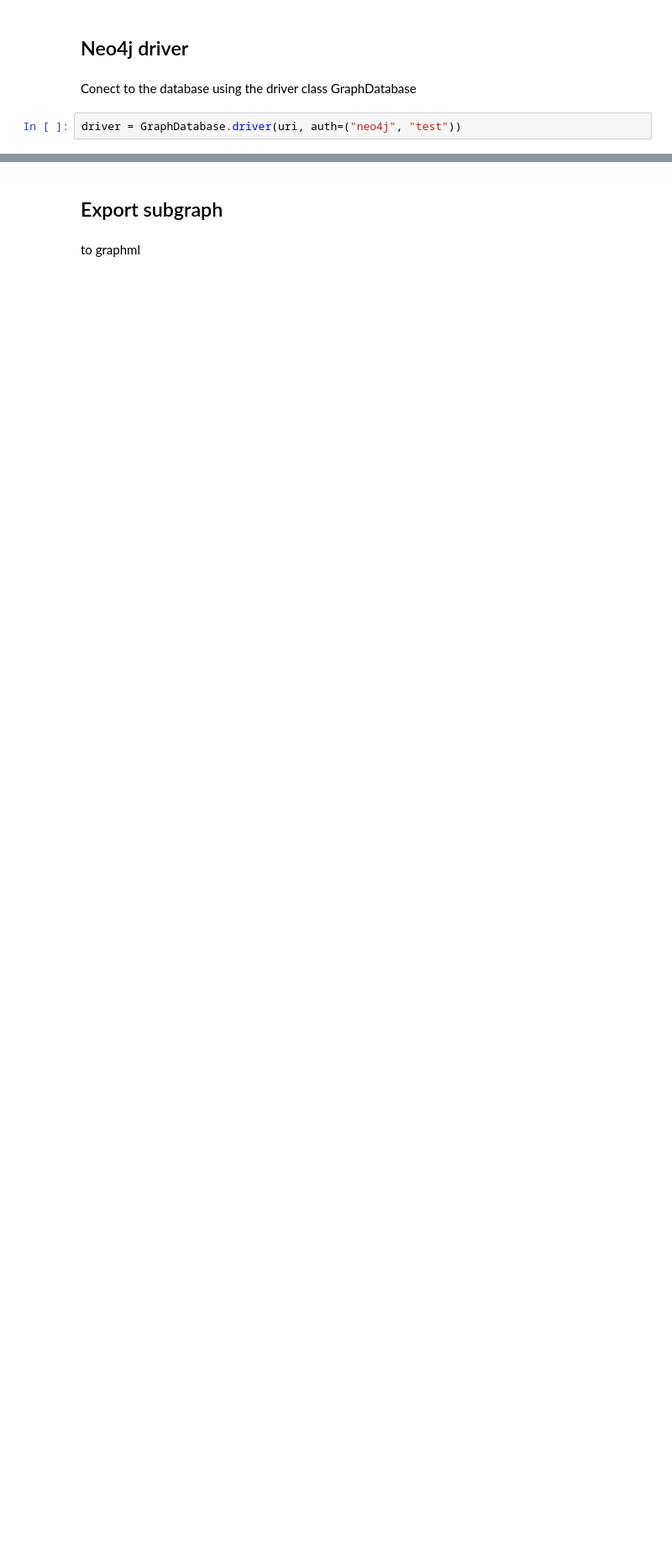
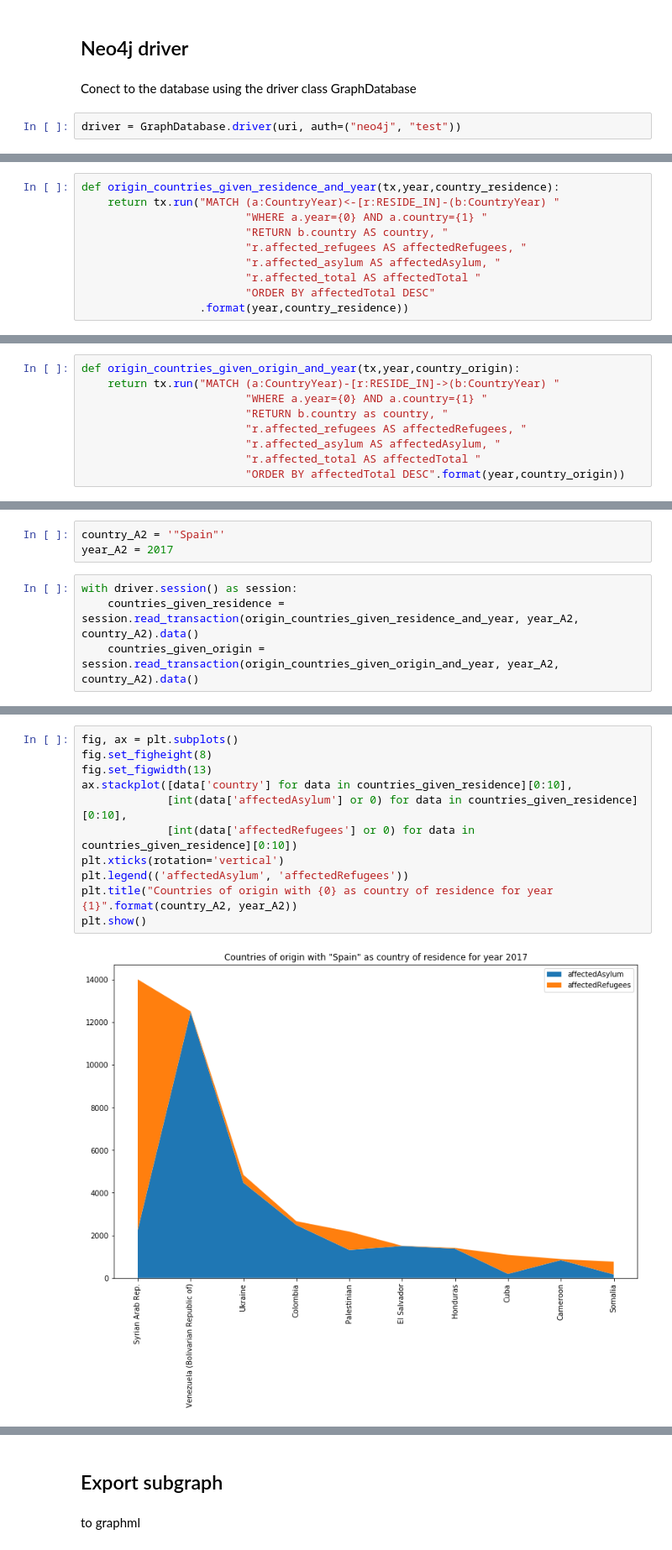
Before and after one commit to CandelaV/UNHCRs_population_of_concern_HDX, a Jupyter notebook: notebooks/c_data_analysis_with_python_and_neo4j_RESIDE_IN.ipynb, the cells around one changed output, grey strips where cells are left out. Shown: that part at 84% size. Drawn from its saved outputs; the diff is of its cells as text; blank space fills up the shorter version.

```diff
--- a/notebooks/c_data_analysis_with_python_and_neo4j_RESIDE_IN.ipynb
+++ b/notebooks/c_data_analysis_with_python_and_neo4j_RESIDE_IN.ipynb
@@ -191,0 +240,10 @@ with driver.session() as session:
+# %%
+def origin_countries_given_residence_and_year(tx,year,country_residence):
+    return tx.run("MATCH (a:CountryYear)<-[r:RESIDE_IN]-(b:CountryYear) "
+                         "WHERE a.year={0} AND a.country={1} "
+                         "RETURN b.country AS country, "
+                         "r.affected_refugees AS affectedRefugees, "
+                         "r.affected_asylum AS affectedAsylum, "
+                         "r.affected_total AS affectedTotal "
+                         "ORDER BY affectedTotal DESC"
+                  .format(year,country_residence))
@@ -191,0 +252,9 @@ with driver.session() as session:
+# %%
+def origin_countries_given_origin_and_year(tx,year,country_origin):
+    return tx.run("MATCH (a:CountryYear)-[r:RESIDE_IN]->(b:CountryYear) "
+                         "WHERE a.year={0} AND a.country={1} "
+                         "RETURN b.country as country, "
+                         "r.affected_refugees AS affectedRefugees, "
+                         "r.affected_asylum AS affectedAsylum, "
+                         "r.affected_total AS affectedTotal "
+                         "ORDER BY affectedTotal DESC".format(year,country_origin))
@@ -191,0 +263,7 @@ with driver.session() as session:
+# %%
+country_A2 = '"Spain"'
+year_A2 = 2017
+# %%
+with driver.session() as session:
+    countries_given_residence = session.read_transaction(origin_countries_given_residence_and_year, year_A2, country_A2).data()
+    countries_given_origin = session.read_transaction(origin_countries_given_origin_and_year, year_A2, country_A2).data()
@@ -191,0 +272,13 @@ with driver.session() as session:
+# %%
+fig, ax = plt.subplots()
+fig.set_figheight(8)
+fig.set_figwidth(13)
+ax.stackplot([data['country'] for data in countries_given_residence][0:10],
+             [int(data['affectedAsylum'] or 0) for data in countries_given_residence][0:10],
+             [int(data['affectedRefugees'] or 0) for data in countries_given_residence][0:10])
+plt.xticks(rotation='vertical')
+plt.legend(('affectedAsylum', 'affectedRefugees'))
+plt.title("Countries of origin with {0} as country of residence for year {1}".format(country_A2, year_A2))
+plt.show()
+# %% [output]
+[figure, added]
```
Also changed, not shown: parts of 51 cells of this notebook.
